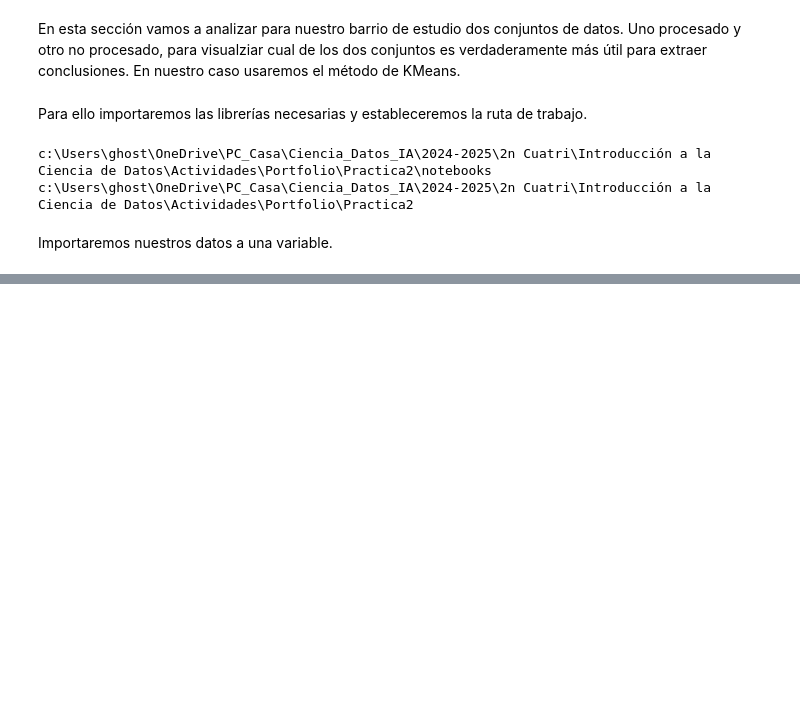
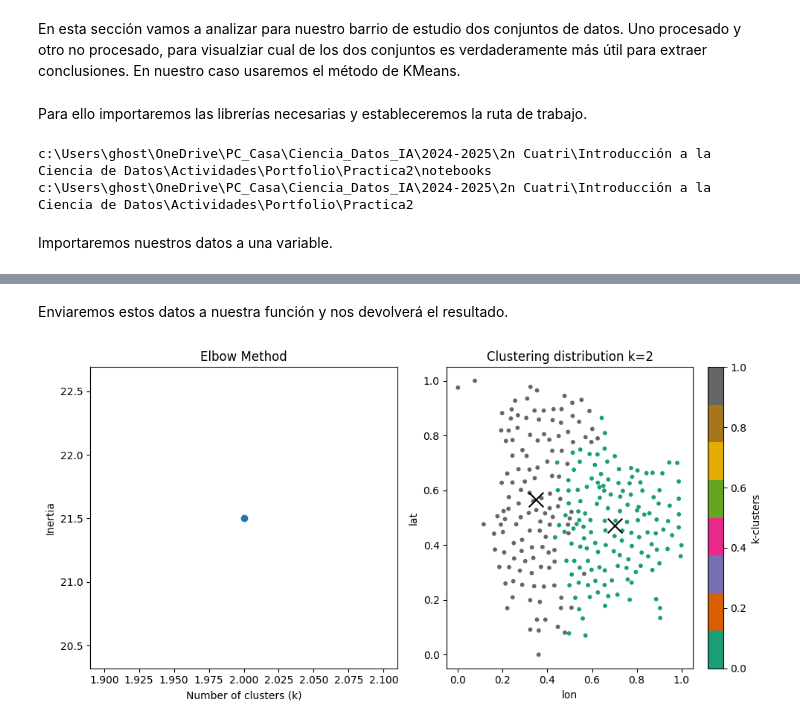
Before and after one commit to LordLiberte/Portfolio, a Jupyter notebook: Practica2/notebooks/6_clustering.ipynb, the cells around one changed output, grey strips where cells are left out. Drawn from its saved outputs; the diff is of its cells as text; code cells hidden in the pictures; blank space fills up the shorter version.

```diff
--- a/Practica2/notebooks/6_clustering.ipynb
+++ b/Practica2/notebooks/6_clustering.ipynb
@@ -36,0 +139,3 @@ df.tail()
+# %%
+df_minmax_processed = pd.read_csv("./data/processed/estaciones.csv")
+df_minmax_processed
@@ -36,0 +156,6 @@ df.tail()
+# %% [markdown]
+Enviaremos estos datos a nuestra función y nos devolverá el resultado.
+# %%
+params = plot_kmeans(df_minmax_processed, 2)
+# %% [output]
+[figure, added]
```
Also changed, not shown: parts of 11 cells of this notebook, 1 other file.
